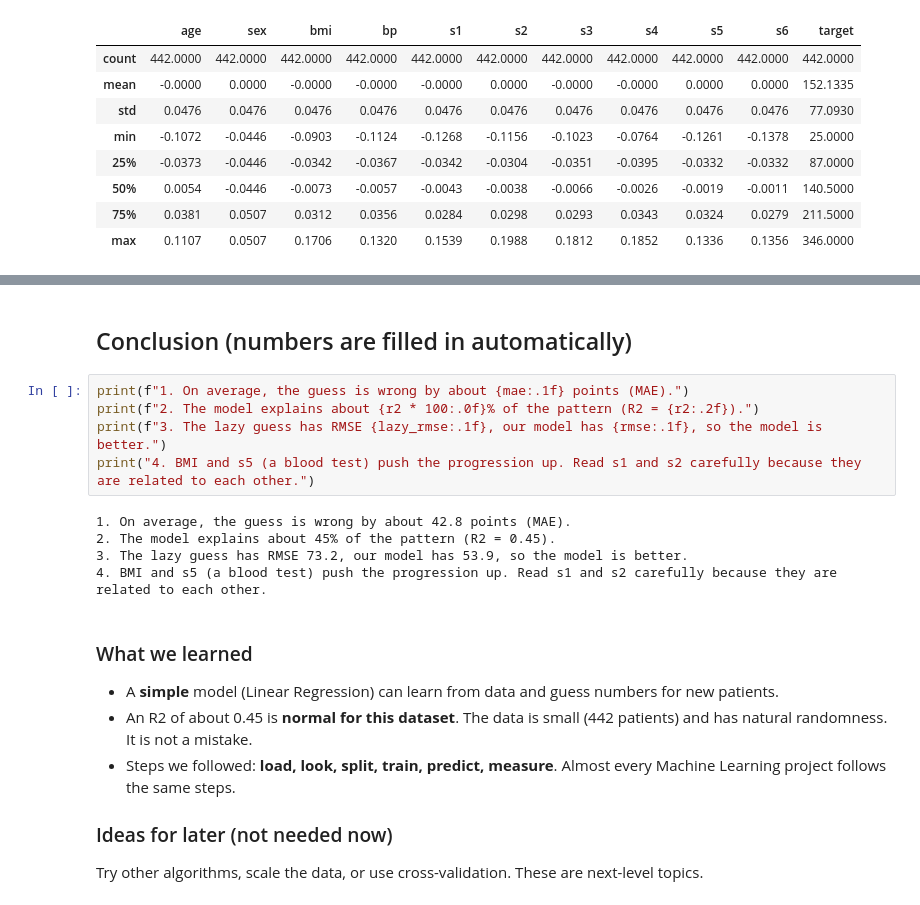
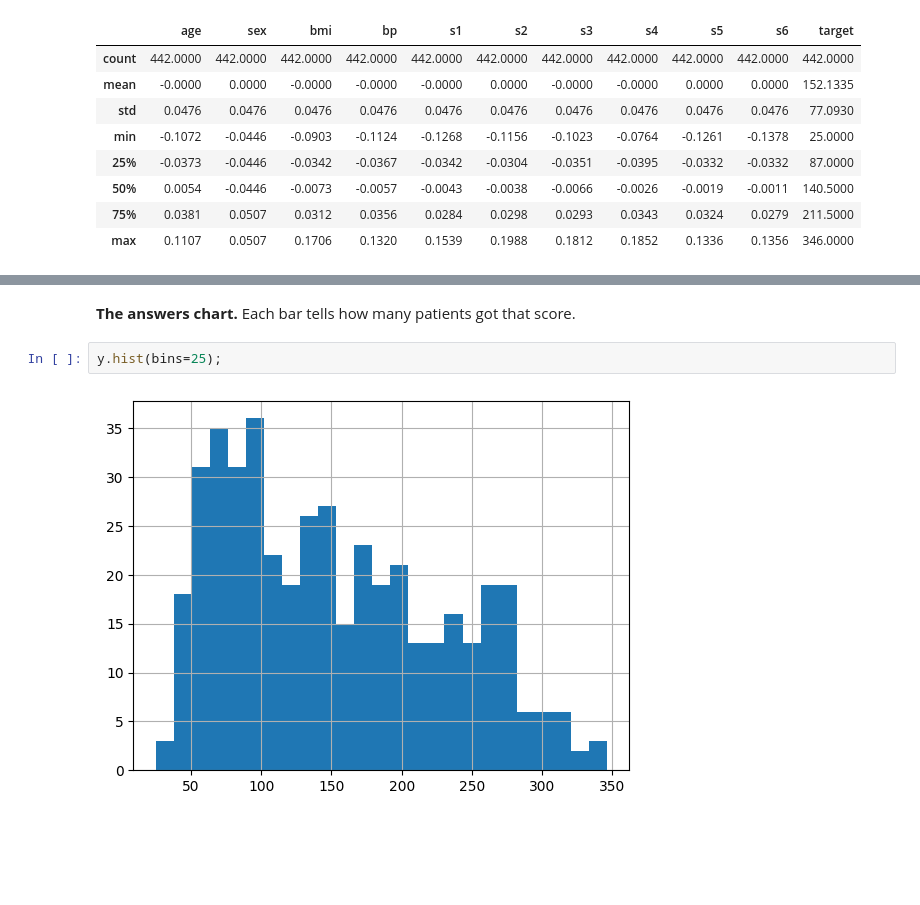
Before and after one commit to ammarcs23/Ml-Beginner-Regression-Classification, a Jupyter notebook: Diabetes_Regression_Beginner.ipynb, the cells around one changed output, grey strips where cells are left out. Cells and saved outputs as stored; diff of their text form; blank space fills up the shorter version.

Commit message:
Begginner Level Changes

```diff
--- a/Diabetes_Regression_Beginner.ipynb
+++ b/Diabetes_Regression_Beginner.ipynb
@@ -315,20 +136,6 @@ plt.show()
-# %% [markdown]
-## Conclusion (numbers are filled in automatically)
-# %%
-print(f"1. On average, the guess is wrong by about {mae:.1f} points (MAE).")
-print(f"2. The model explains about {r2 * 100:.0f}% of the pattern (R2 = {r2:.2f}).")
-print(f"3. The lazy guess has RMSE {lazy_rmse:.1f}, our model has {rmse:.1f}, so the model is better.")
-print("4. BMI and s5 (a blood test) push the progression up. Read s1 and s2 carefully because they are related to each other.")
-# %% [output]
-1. On average, the guess is wrong by about 42.8 points (MAE).
-2. The model explains about 45% of the pattern (R2 = 0.45).
-3. The lazy guess has RMSE 73.2, our model has 53.9, so the model is better.
-4. BMI and s5 (a blood test) push the progression up. Read s1 and s2 carefully because they are related to each other.
-# %% [markdown]
-### What we learned
-- A **simple** model (Linear Regression) can learn from data and guess numbers for new patients.
-- An R2 of about 0.45 is **normal for this dataset**. The data is small (442 patients) and has natural randomness. It is not a mistake.
-- Steps we followed: **load, look, split, train, predict, measure**. Almost every Machine Learning project follows the same steps.
-
-### Ideas for later (not needed now)
-Try other algorithms, scale the data, or use cross-validation. These are next-level topics.
+# %% [markdown]
+**The answers chart.** Each bar tells how many patients got that score.
+# %%
+y.hist(bins=25);
+# %% [output]
+[figure, added]
```
Also changed, not shown: parts of 92 cells of this notebook, 1 other file.
